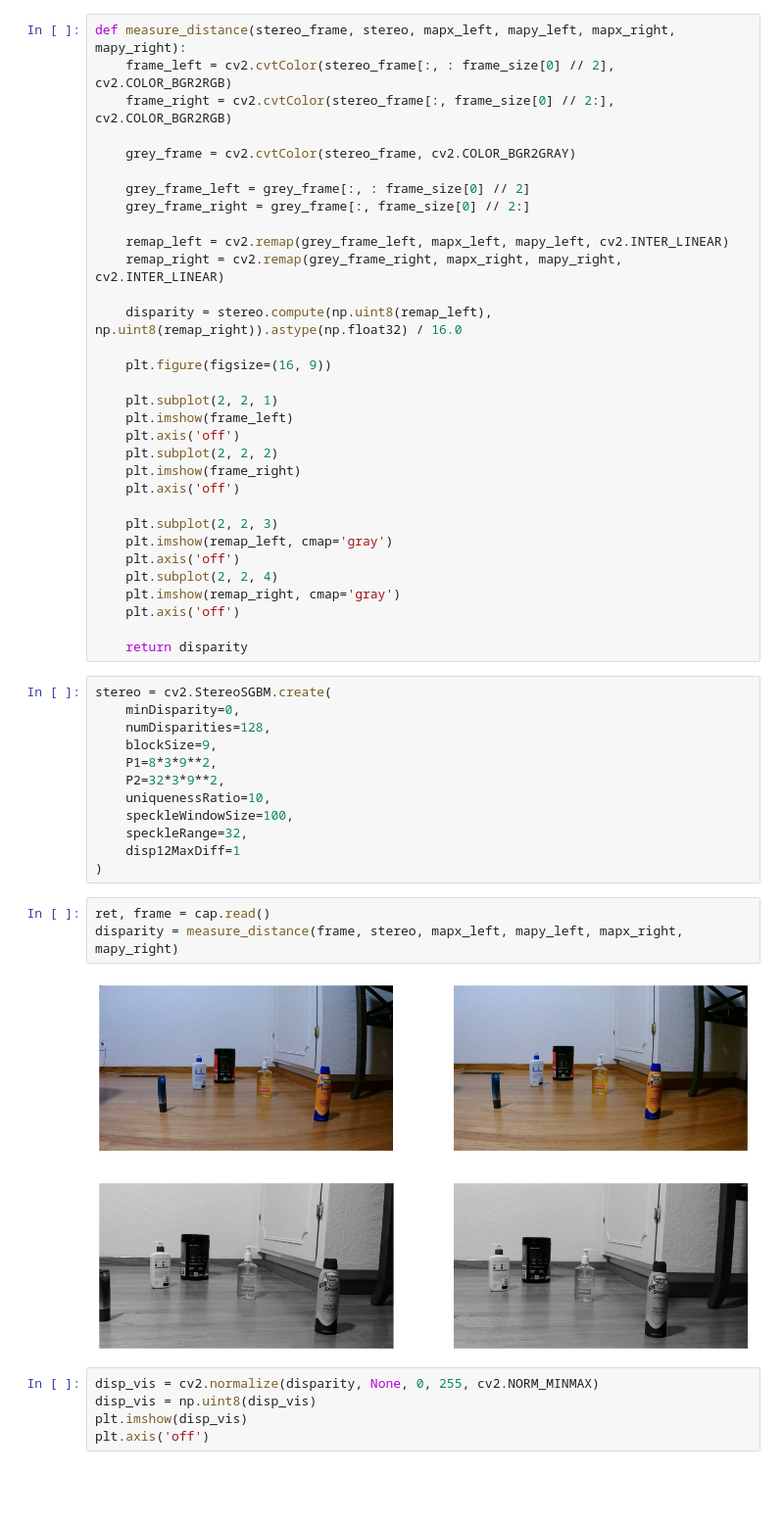
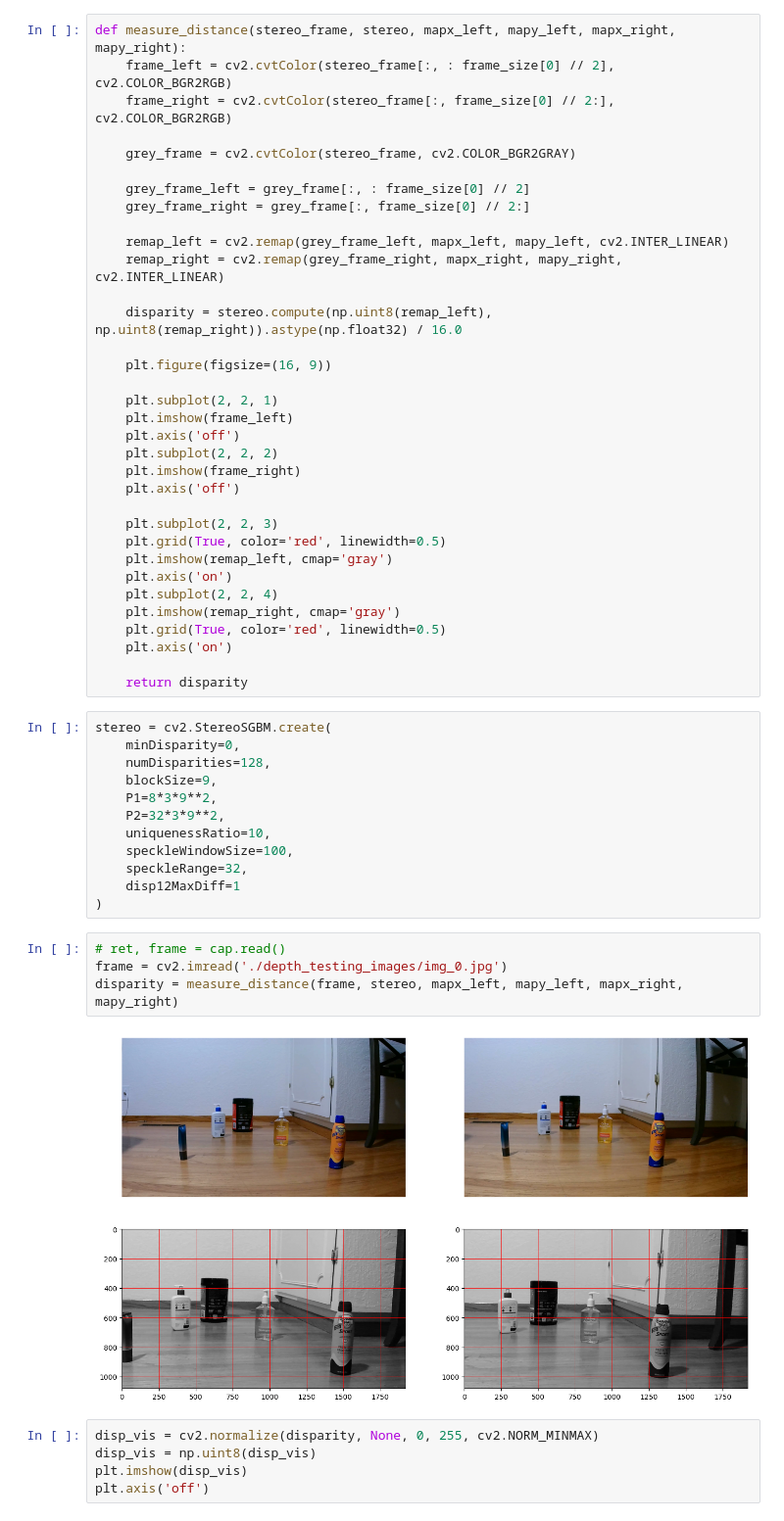
Before and after one commit to UW-RoboSoccer/vision_and_localization, a Jupyter notebook: testing/camera_calibration/camera_calibration.ipynb, the cells around one changed output. Shown at 98% size. Cells and saved outputs as stored; diff of their text form; blank space fills up the shorter version.

```diff
--- a/testing/camera_calibration/camera_calibration.ipynb
+++ b/testing/camera_calibration/camera_calibration.ipynb
@@ -180,11 +180,13 @@ def measure_distance(stereo_frame, stereo, mapx_left, mapy_left, mapx_right, map
     plt.axis('off')
 
     plt.subplot(2, 2, 3)
+    plt.grid(True, color='red', linewidth=0.5)
     plt.imshow(remap_left, cmap='gray')
-    plt.axis('off')
+    plt.axis('on')
     plt.subplot(2, 2, 4)
     plt.imshow(remap_right, cmap='gray')
-    plt.axis('off')
+    plt.grid(True, color='red', linewidth=0.5)
+    plt.axis('on')
 
     return disparity
 # %%
@@ -200,10 +202,11 @@ stereo = cv2.StereoSGBM.create(
     disp12MaxDiff=1
 )
 # %%
-ret, frame = cap.read()
+# ret, frame = cap.read()
+frame = cv2.imread('./depth_testing_images/img_0.jpg')
 disparity = measure_distance(frame, stereo, mapx_left, mapy_left, mapx_right, mapy_right)
 # %% [output]
-[figure, old version]
+[figure, new version]
 # %%
 disp_vis = cv2.normalize(disparity, None, 0, 255, cv2.NORM_MINMAX)
 disp_vis = np.uint8(disp_vis)
```
Also changed, not shown: parts of 1 cell of this notebook.
